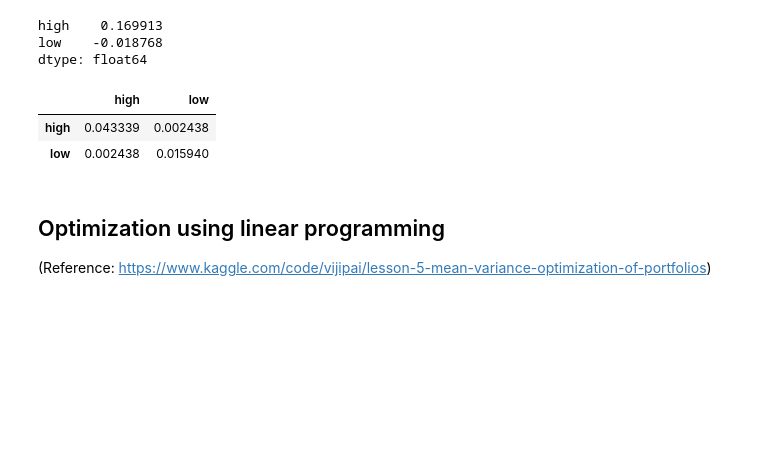
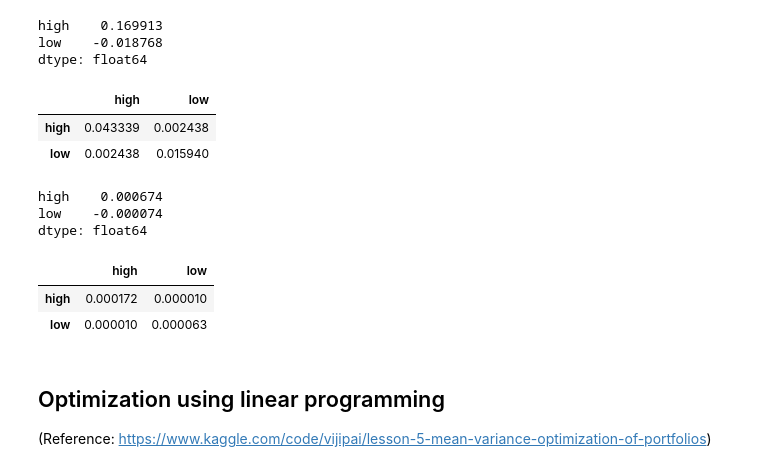
Before and after one commit to florencetsang/ml-portfolio-poc, a Jupyter notebook: ml_portfolio.ipynb, the cells around one changed output. Saved outputs shown, nothing was run; the diff lists cells and outputs as text; code cells hidden in the pictures; blank space fills up the shorter version.

```diff
--- a/ml_portfolio.ipynb
+++ b/ml_portfolio.ipynb
@@ -490,9 +490,16 @@ def get_sample_return_and_covariance(data):
     daily_covariance = data.pct_change().cov()
     return daily_return, daily_covariance
 # %%
-# r, cov = get_sample_return_and_covariance(mv_data)
-# display(r)
-# display(cov)
+r, cov = get_sample_return_and_covariance(mv_data)
+display(r)
+display(cov)
+# %% [output]
+high    0.000674
+low    -0.000074
+dtype: float64
+|  | high | low |
+| high | 0.000172 | 0.000010 |
+| low | 0.000010 | 0.000063 |
 # %% [markdown]
 ## Optimization using linear programming
 
```
Also changed, not shown: parts of 17 cells of this notebook.
